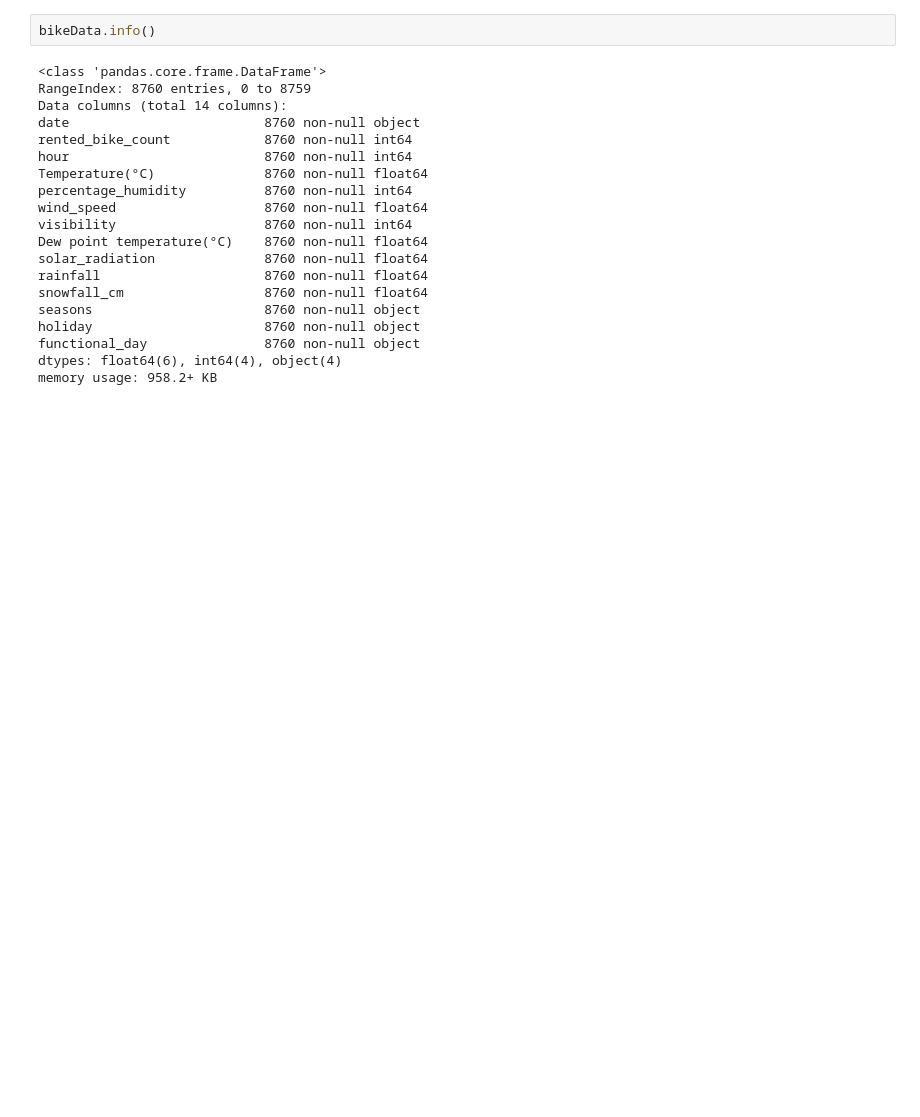
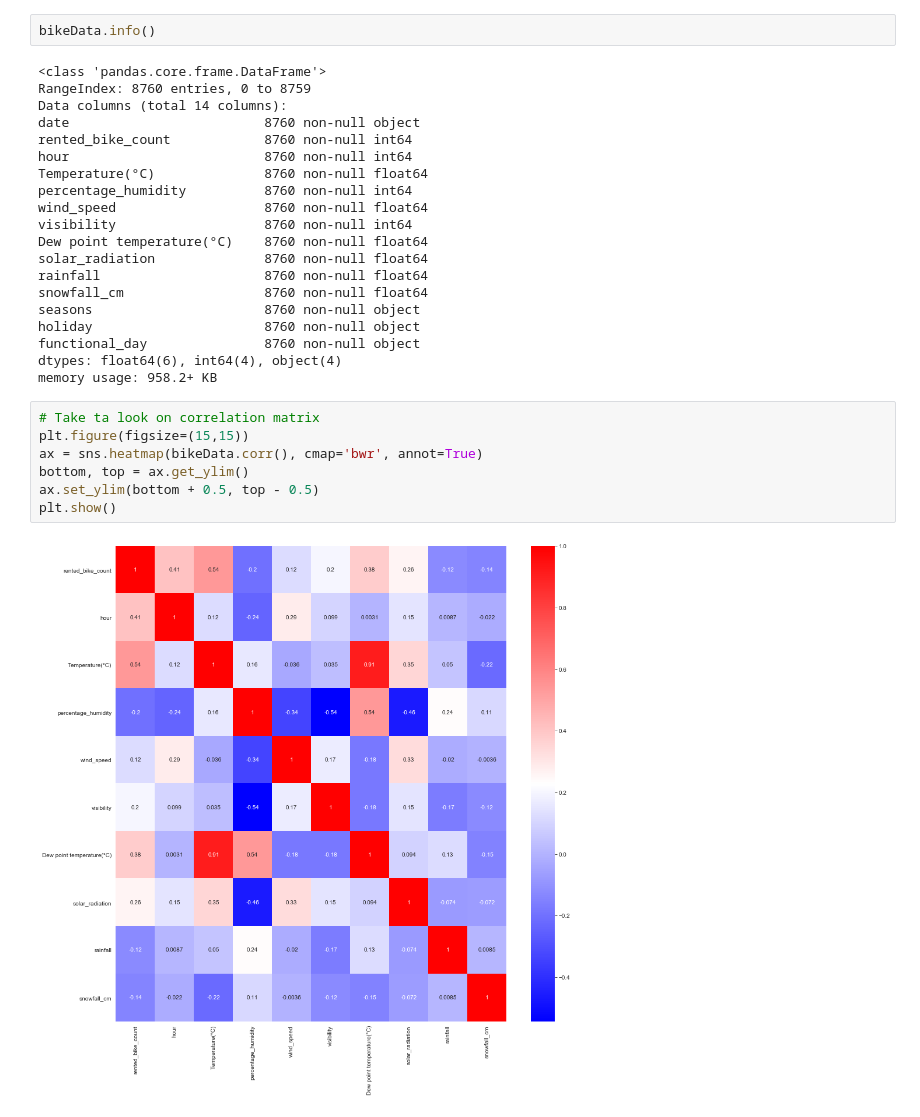
Before and after one commit to anuragcp/30DaysVizChallenge, a Jupyter notebook: Day 1/SeoulBikeDataAnalysis.ipynb, the cells around one changed output. Saved outputs shown, nothing was run; the diff lists cells and outputs as text; blank space fills up the shorter version.

```diff
--- a/Day 1/SeoulBikeDataAnalysis.ipynb
+++ b/Day 1/SeoulBikeDataAnalysis.ipynb
@@ -98,6 +98,15 @@ holiday                      8760 non-null object
 functional_day               8760 non-null object
 dtypes: float64(6), int64(4), object(4)
 memory usage: 958.2+ KB
+# %%
+# Take ta look on correlation matrix
+plt.figure(figsize=(15,15))
+ax = sns.heatmap(bikeData.corr(), cmap='bwr', annot=True)
+bottom, top = ax.get_ylim()
+ax.set_ylim(bottom + 0.5, top - 0.5)
+plt.show()
+# %% [output]
+[figure, added]
 # %%
 # Analysing daily average - request for the bike
 
```
Also changed, not shown: parts of 2 cells of this notebook.
